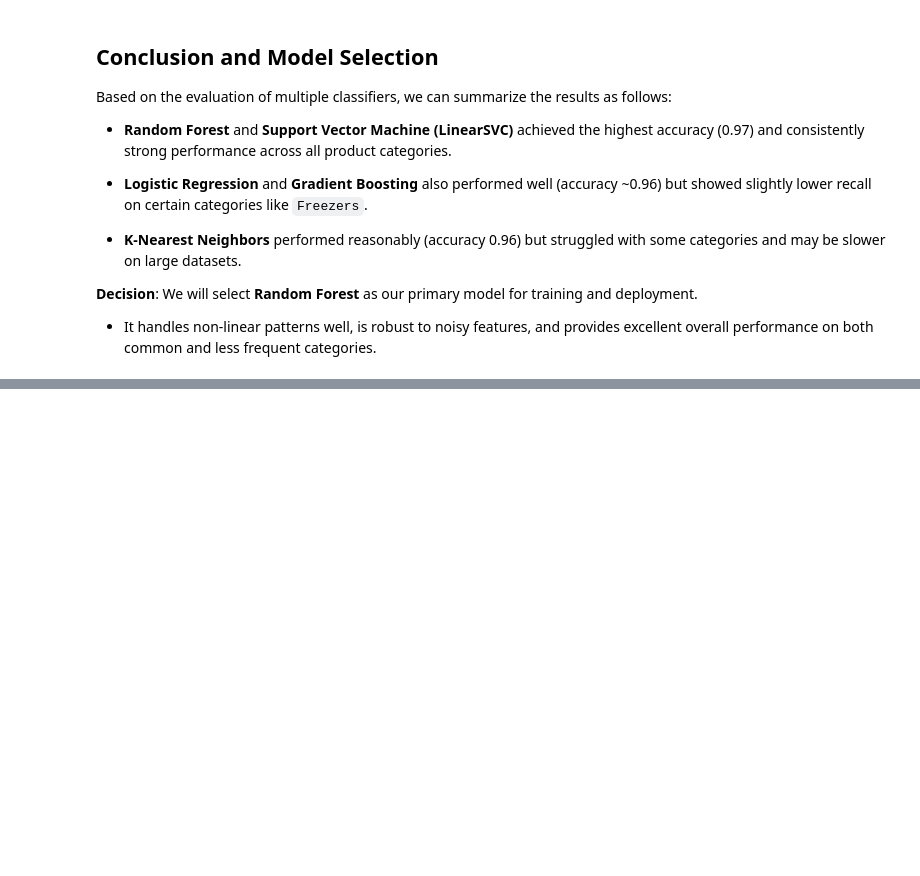
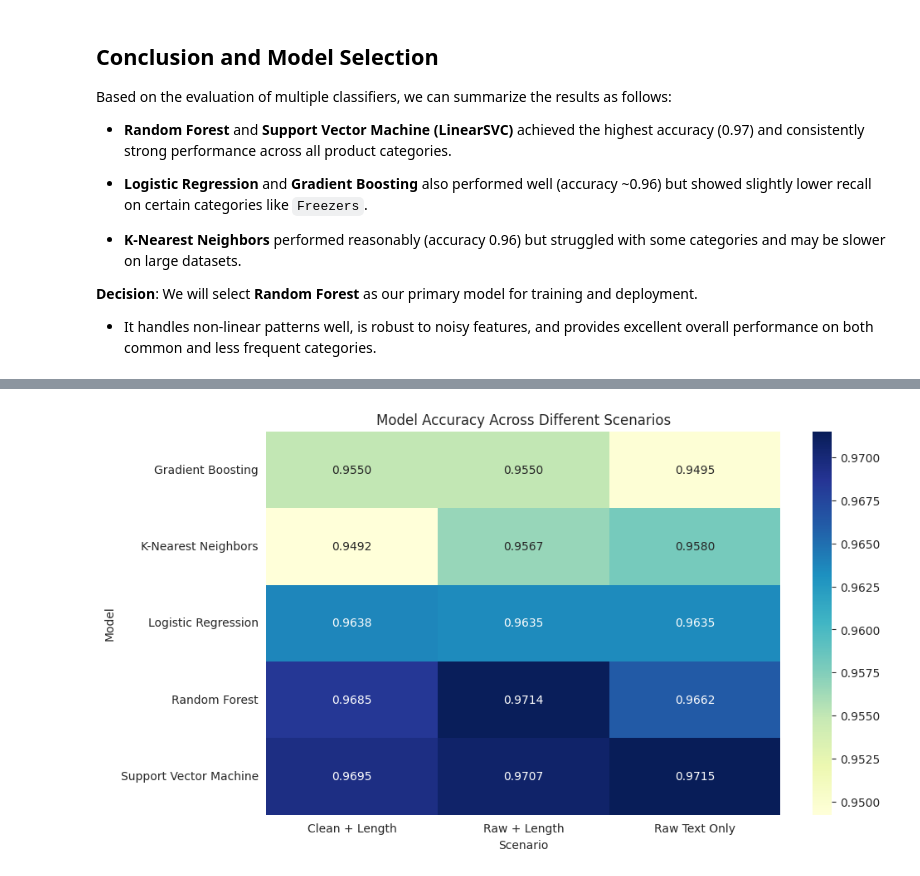
Before and after one commit to Cerasela-b/ml-product-category-classifier, a Jupyter notebook: notebook/category_classifier_analysis.ipynb, the cells around one changed output, grey strips where cells are left out. Drawn from its saved outputs; the diff is of its cells as text; code cells hidden in the pictures; blank space fills up the shorter version.

Commit message:
Conclusion from Scenario Evaluation and Final Decision

```diff
--- a/notebook/category_classifier_analysis.ipynb
+++ b/notebook/category_classifier_analysis.ipynb
@@ -749,0 +882,13 @@ We will select **Random Forest** as our primary model for training and deploymen
+# %%
+# Pivot table for heatmap
+
+heatmap_data = results_df.pivot(index="Model", columns="Scenario", values="Accuracy")
+
+plt.figure(figsize=(10,6))
+sns.heatmap(heatmap_data, annot=True, fmt=".4f", cmap="YlGnBu")
+plt.title("Model Accuracy Across Different Scenarios")
+plt.ylabel("Model")
+plt.xlabel("Scenario")
+plt.show()
+# %% [output]
+[figure, added]
```
Also changed, not shown: parts of 10 cells of this notebook.
